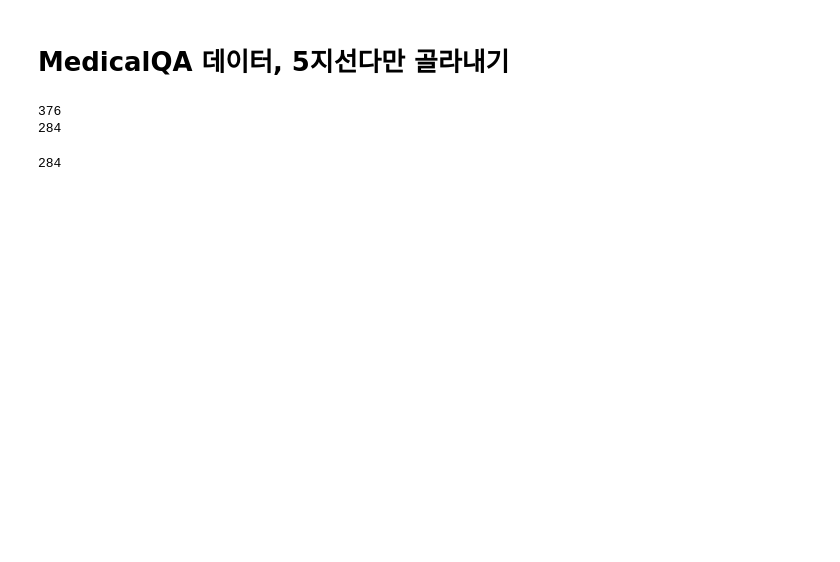
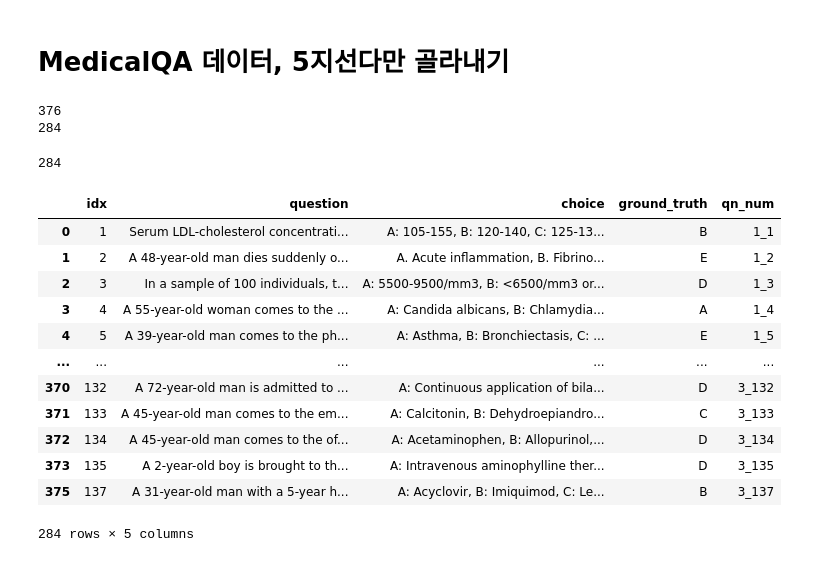
Before and after one commit to CYang-CCI-Lab/MultiAgent_SOAP, a Jupyter notebook: create_subdata.ipynb, the cells around one changed output. Saved outputs shown, nothing was run; the diff lists cells and outputs as text; code cells hidden in the pictures; blank space fills up the shorter version.

```diff
--- a/create_subdata.ipynb
+++ b/create_subdata.ipynb
@@ -408,9 +385,9 @@ import pandas as pd
 import re
 
 # Read each CSV file into a DataFrame
-df1 = pd.read_csv('/home/yl3427/cylab/SOAP_MA/Input/step1_ALL.csv')
-df2 = pd.read_csv('/home/yl3427/cylab/SOAP_MA/Input/step2_ALL.csv')
-df3 = pd.read_csv('/home/yl3427/cylab/SOAP_MA/Input/step3_ALL.csv')
+df1 = pd.read_csv('/home/yl3427/cylab/SOAP_MA/Input/step1_ALL.csv', encoding="utf-8")
+df2 = pd.read_csv('/home/yl3427/cylab/SOAP_MA/Input/step2_ALL.csv', encoding="utf-8")
+df3 = pd.read_csv('/home/yl3427/cylab/SOAP_MA/Input/step3_ALL.csv', encoding="utf-8")
 
 # Reassign the qn_num values with a prefix for each file
 df1['qn_num'] = '1_' + df1['qn_num'].astype(str)
@@ -436,7 +413,7 @@ filtered_df = pd.DataFrame(filtered_rows)
 
 # Optionally, view the new DataFrame
 print(len(filtered_df))
-filtered_df.to_csv('/home/yl3427/cylab/SOAP_MA/Input/filtered_merged_QA.csv', index=False)
+filtered_df.to_csv('/home/yl3427/cylab/SOAP_MA/Input/filtered_merged_QA.csv', index=False, encoding="utf-8", lineterminator="\n")
 # %% [output]
 376
 284
@@ -444,3 +421,19 @@ filtered_df.to_csv('/home/yl3427/cylab/SOAP_MA/Input/filtered_merged_QA.csv', in
 len(filtered_df.qn_num.unique())
 # %% [output]
 284
+# %%
+filtered_df
+# %% [output]
+|  | idx | question | choice | ground_truth | qn_num |
+| 0 | 1 | Serum LDL-cholesterol concentrati... | A: 105-155, B: 120-140, C: 125-13... | B | 1_1 |
+| 1 | 2 | A 48-year-old man dies suddenly o... | A. Acute inflammation, B. Fibrino... | E | 1_2 |
+| 2 | 3 | In a sample of 100 individuals, t... | A: 5500-9500/mm3, B: <6500/mm3 or... | D | 1_3 |
+| 3 | 4 | A 55-year-old woman comes to the ... | A: Candida albicans, B: Chlamydia... | A | 1_4 |
+| 4 | 5 | A 39-year-old man comes to the ph... | A: Asthma, B: Bronchiectasis, C: ... | E | 1_5 |
+| ... | ... | ... | ... | ... | ... |
+| 370 | 132 | A 72-year-old man is admitted to ... | A: Continuous application of bila... | D | 3_132 |
+| 371 | 133 | A 45-year-old man comes to the em... | A: Calcitonin, B: Dehydroepiandro... | C | 3_133 |
+| 372 | 134 | A 45-year-old man comes to the of... | A: Acetaminophen, B: Allopurinol,... | D | 3_134 |
+| 373 | 135 | A 2-year-old boy is brought to th... | A: Intravenous aminophylline ther... | D | 3_135 |
+| 375 | 137 | A 31-year-old man with a 5-year h... | A: Acyclovir, B: Imiquimod, C: Le... | B | 3_137 |
+284 rows × 5 columns
```
Also changed, not shown: parts of 4 cells of this notebook, 13 other files.
